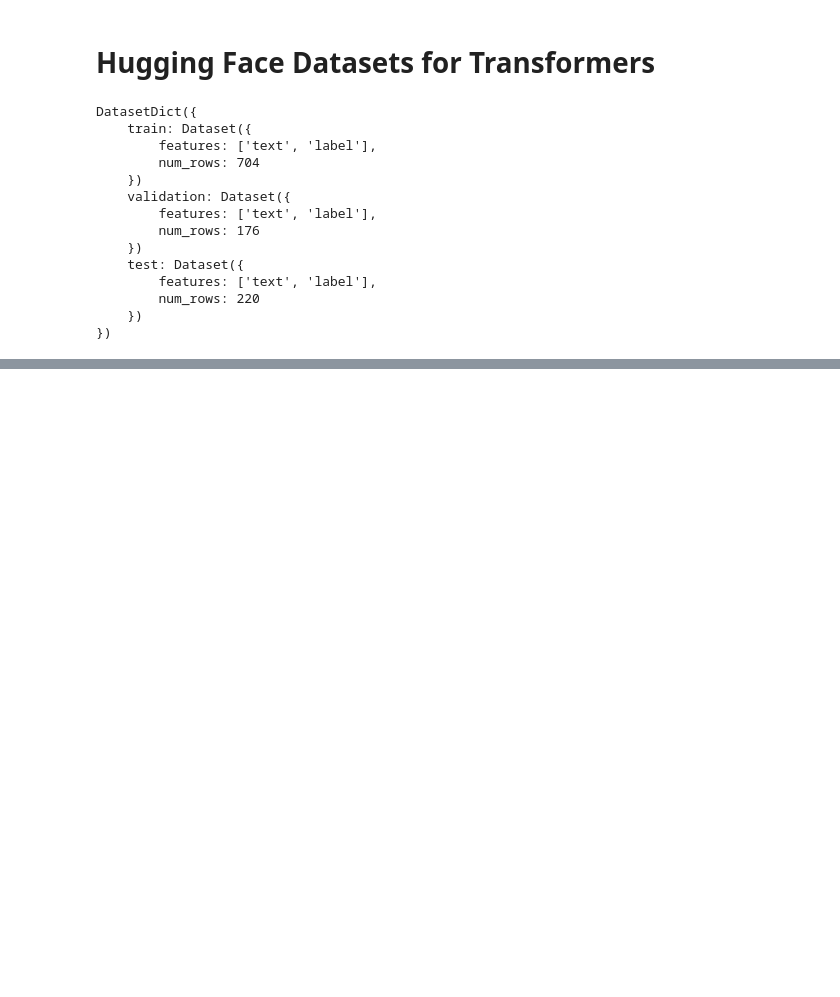
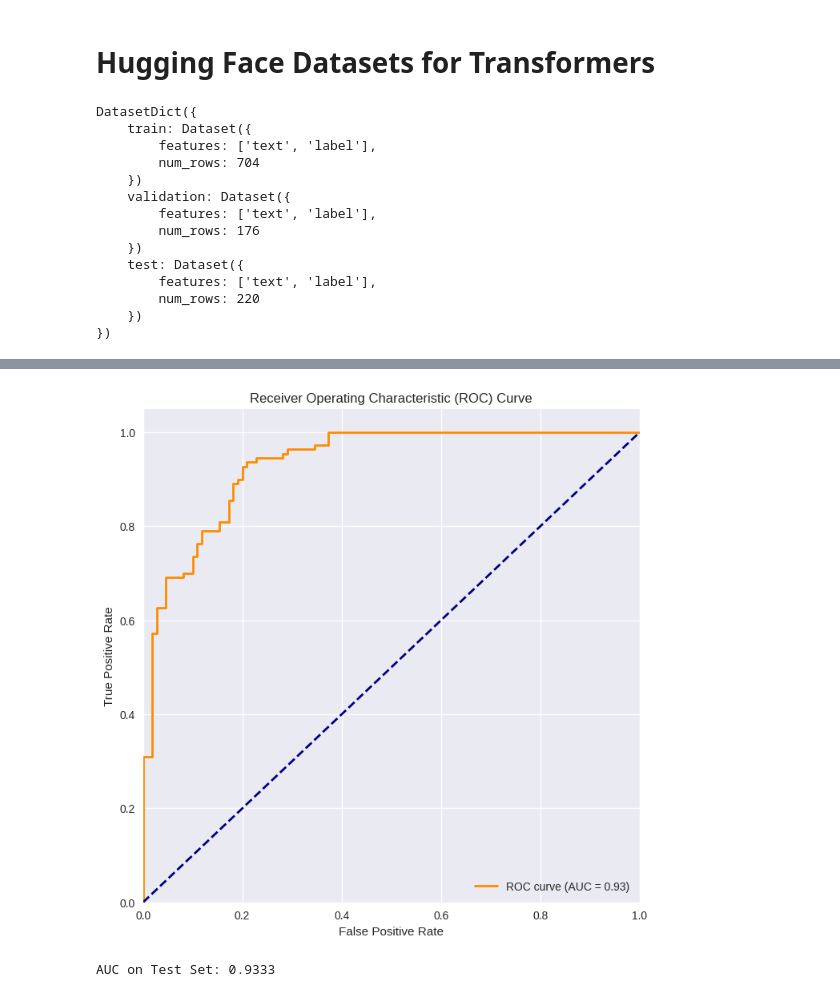
Before and after one commit to stephugm/pmml-fake-news, a Jupyter notebook: fake-news-classification.ipynb, the cells around one changed output, grey strips where cells are left out. Drawn from its saved outputs; the diff is of its cells as text; code cells hidden in the pictures; blank space fills up the shorter version.

```diff
--- a/fake-news-classification.ipynb
+++ b/fake-news-classification.ipynb
@@ -1461,0 +1482,9 @@ You should probably TRAIN this model on a down-stream task to be able to use it
+# %%
+# Print best hyperparameters for each model
+print("\n=== Best Hyperparameters for Each Model ===")
+for i, trainer in enumerate(trainers):
+    print(f"Model {i+1}: {id_models[i]}")
+    if hasattr(trainer, 'best_run') and trainer.best_run:
+        print(trainer.best_run.hyperparameters)
+    else:
+        print("No best run found (hyperparameter search might not have completed successfully).")
@@ -1508,0 +1546,25 @@ weighted avg       0.84      0.83      0.83       220
+# %%
+from sklearn.metrics import roc_curve, auc
+
+test_probs = np.exp(test_logits_avg)[:, 1] / np.sum(np.exp(test_logits_avg), axis=1)
+
+# Calculate ROC curve and AUC
+fpr, tpr, thresholds = roc_curve(y_test, test_probs)
+roc_auc = auc(fpr, tpr)
+
+# Plot ROC curve
+plt.figure(figsize=(8, 8))
+plt.plot(fpr, tpr, color='darkorange', lw=2, label='ROC curve (AUC = %0.2f)' % roc_auc)
+plt.plot([0, 1], [0, 1], color='navy', lw=2, linestyle='--')
+plt.xlim([0.0, 1.0])
+plt.ylim([0.0, 1.05])
+plt.xlabel('False Positive Rate')
+plt.ylabel('True Positive Rate')
+plt.title('Receiver Operating Characteristic (ROC) Curve')
+plt.legend(loc="lower right")
+plt.show()
+
+print(f"\nAUC on Test Set: {roc_auc:.4f}")
+# %% [output]
+[figure, added]
+AUC on Test Set: 0.9333
```
Also changed, not shown: parts of 23 cells of this notebook.
